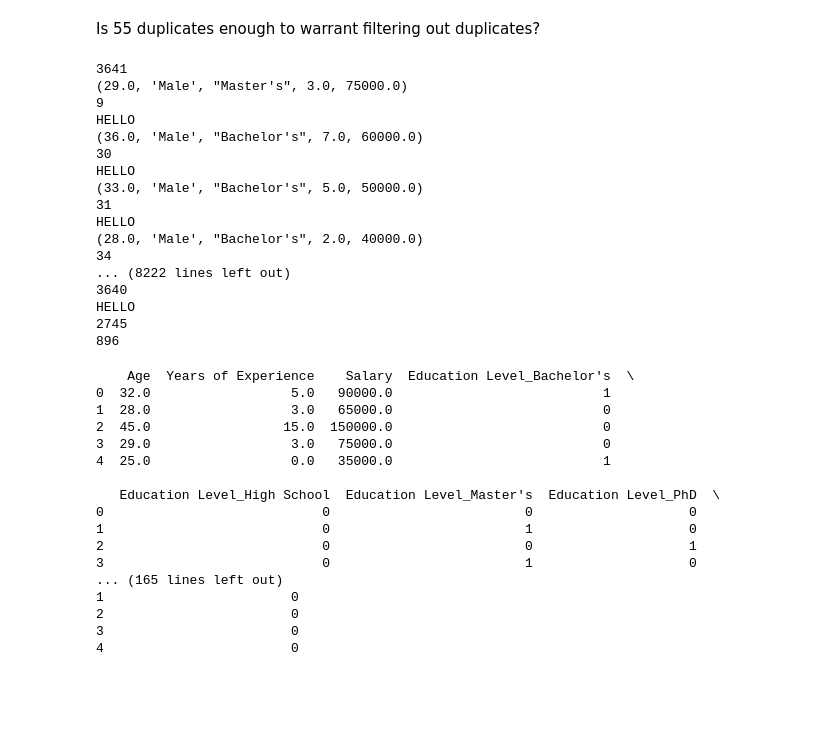
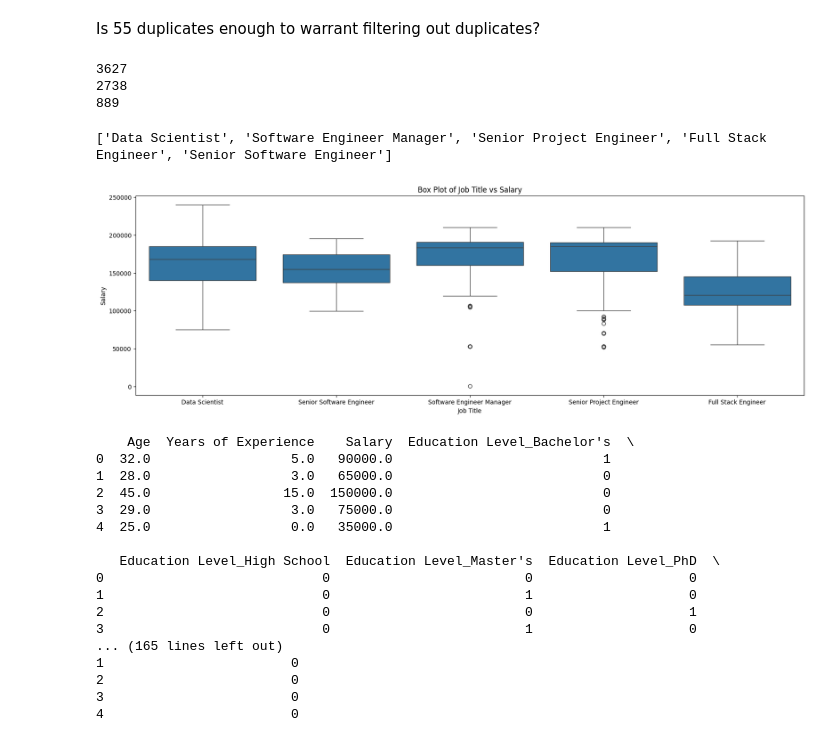
Before and after one commit to JackVacek/AI4ALL, a Jupyter notebook: Preprocessing.ipynb, the cells around one changed output. Drawn from its saved outputs; the diff is of its cells as text; code cells hidden in the pictures; blank space fills up the shorter version.

Commit message:
Top Five Jobs

```diff
--- a/Preprocessing.ipynb
+++ b/Preprocessing.ipynb
@@ -303,10 +302,10 @@ for index, row in filtered_df.iterrows():
     a = tuple(a)
     if a in mydict:
         mydict[a] += 1
-        print(a)
-        print(index)
+        #print(a)
+        #print(index)
         indices.append(index)
-        print("HELLO")
+        #print("HELLO")
     else:
         mydict[a] = 1
 print(len(indices))
@@ -321,23 +320,29 @@ for i in mydict.values():
 #print(len(indices))
 print(len(filtered_df.index))
 # %% [output]
-3641
-(29.0, 'Male', "Master's", 3.0, 75000.0)
-9
-HELLO
-(36.0, 'Male', "Bachelor's", 7.0, 60000.0)
-30
-HELLO
-(33.0, 'Male', "Bachelor's", 5.0, 50000.0)
-31
-HELLO
-(28.0, 'Male', "Bachelor's", 2.0, 40000.0)
-34
-... (8222 lines left out)
-3640
-HELLO
-2745
-896
+3627
+2738
+889
+# %%
+n = 5
+top_five_jobs = filtered_df['Job Title'].value_counts()[:n].index.tolist()
+print(top_five_jobs)
+mask = filtered_df['Job Title'].isin(top_five_jobs)
+
+# Filter the DataFrame using the mask
+top_five_jobs_df = filtered_df[mask]
+#top_five_jobs_df
+# %% [output]
+['Data Scientist', 'Software Engineer Manager', 'Senior Project Engineer', 'Full Stack Engineer', 'Senior Software Engineer']
+# %%
+plt.figure(figsize=(20, 6))
+sns.boxplot(x='Job Title', y='Salary', data=top_five_jobs_df)
+plt.title('Box Plot of Job Title vs Salary')
+plt.xlabel('Job Title')
+plt.ylabel('Salary')
+plt.show()
+# %% [output]
+[figure, added]
 # %%
 one_hot_encoded_data = pd.get_dummies(filtered_df,  dtype=int, columns = ['Education Level', 'Gender', 'Job Title'])
 print(one_hot_encoded_data.head())
```
Also changed, not shown: parts of 13 cells of this notebook.
